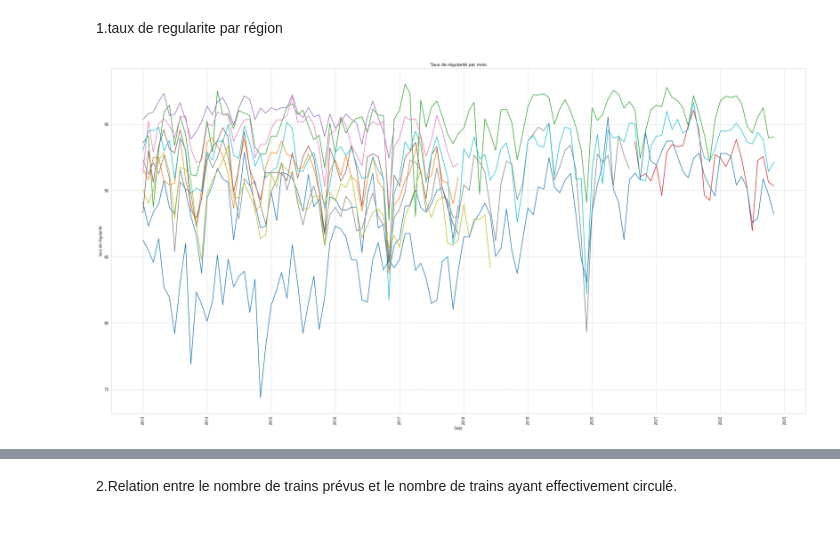
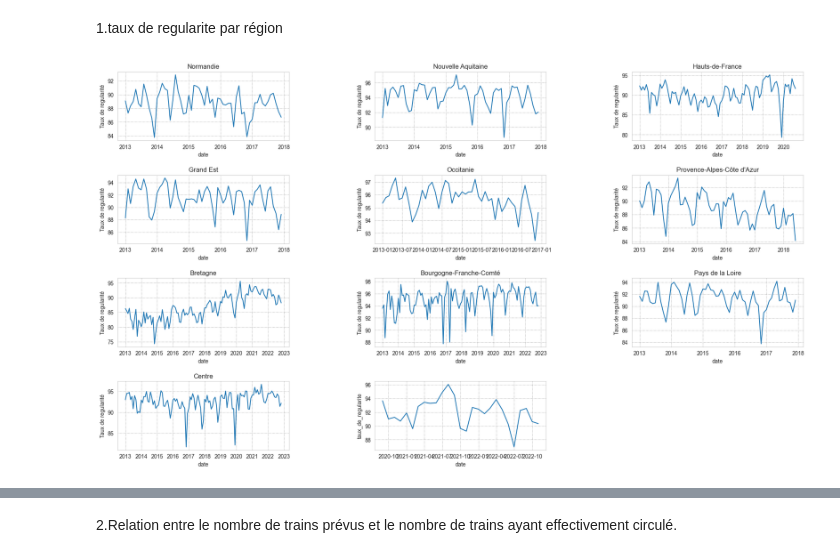
Before and after one commit to gbiaou/Projet_Python_SNCF, a Jupyter notebook: Regularite_des_trains/Recuperation_données_regularité.ipynb, the cells around one changed output, grey strips where cells are left out. Drawn from its saved outputs; the diff is of its cells as text; code cells hidden in the pictures; blank space fills up the shorter version.

```diff
--- a/Regularite_des_trains/Recuperation_données_regularité.ipynb
+++ b/Regularite_des_trains/Recuperation_données_regularité.ipynb
@@ -386,21 +368,18 @@ df_final.to_csv('base_regularité.csv') #sauvegarde en csv de la base finale
 # Visualisation de la régularité
 # %% [markdown]
 1.taux de regularite par région
-# %%
-# !pip install matplotlib  importer matpotlib si ce n'est déjà fait
-import matplotlib
-from matplotlib import pyplot
-list_regions=df_final['new_region'].unique()  #list des régions sous forme numpy.ndarray
-for i in list_regions:
-    df_region_i=df_final[df_final['new_region']==i]
-    df_region_i=df_region_i.sort_values(by='date')
-
-
-    matplotlib.pyplot.rcParams["figure.figsize"] = [32.0, 16.0]
-    matplotlib.pyplot.title('Taux de régularité par mois')
-    matplotlib.pyplot.xlabel('Date')
-    matplotlib.pyplot.ylabel('taux de régularité')
-    matplotlib.pyplot.xticks(rotation=90)
-    matplotlib.pyplot.plot(df_region_i.date,df_region_i.taux_de_regularite)
-# %% [output]
-[figure, removed]
+# %%
+list_regions_final=df_final['new_region'].unique()
+plt.figure(1,figsize=(12,12))
+plt.gcf().subplots_adjust(left = 0.05, bottom = 0.1, right = 1.5,top = 0.9, wspace = 0.5, hspace = 0.5)
+for i, region in enumerate(list_regions_final):
+    df_region_i = df_final[df_final['new_region'] == region]
+    df_region_i = df_region_i.sort_values(by='date')
+    plt.xlabel('date')
+    plt.ylabel('Taux de regularité')
+    plt.title(region)
+    # Tracer une série temporelle en utilisant la colonne date comme variable de position
+    plt.subplot(4,3,i+1)
+    sns.lineplot(x="date", y="taux_de_regularite", data=df_region_i)
+# %% [output]
+[figure, added]
```
Also changed, not shown: parts of 12 cells of this notebook, 4 other files.
